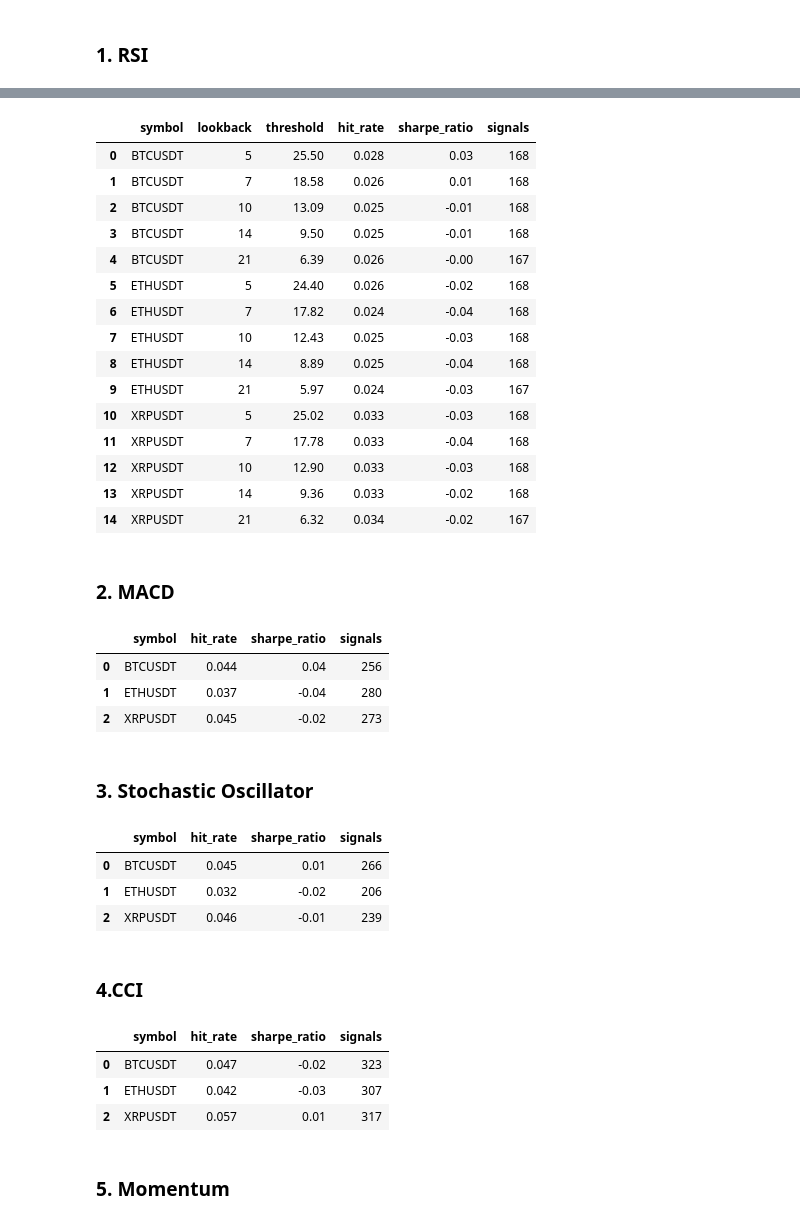
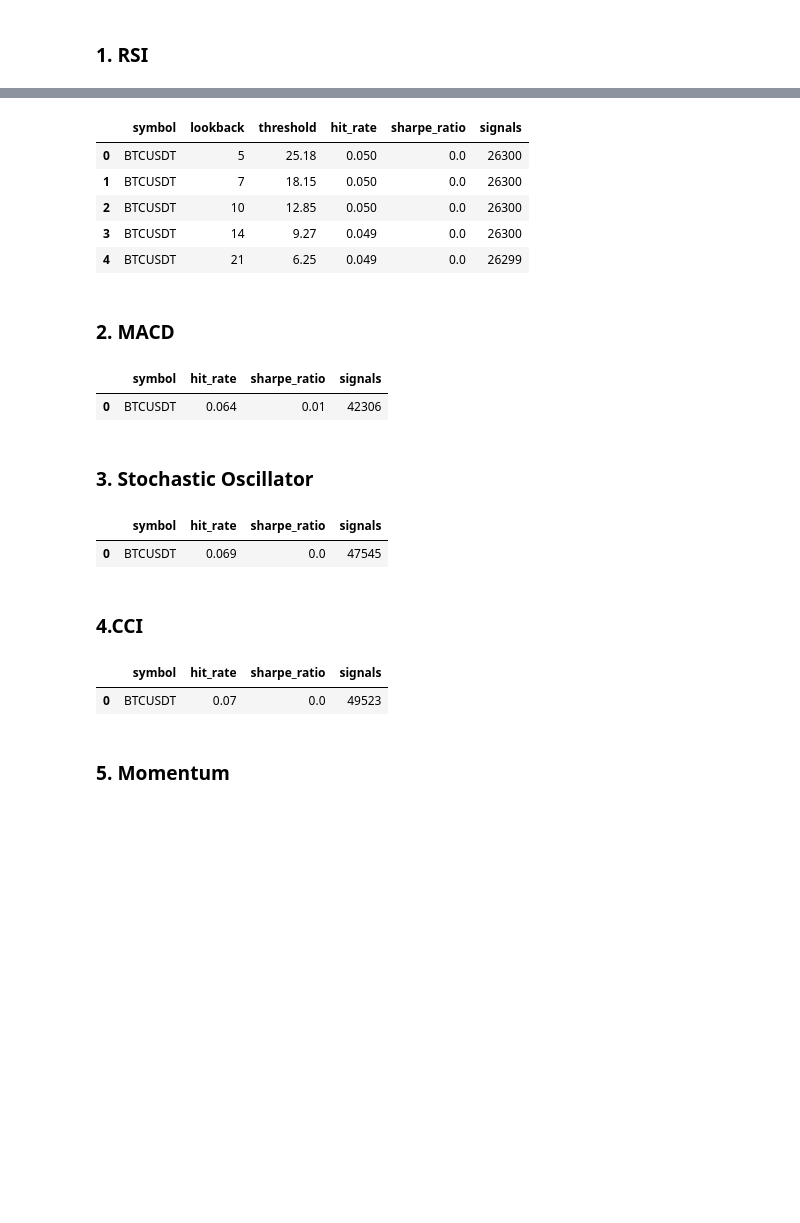
Before and after one commit to HongYang17/MMAT, a Jupyter notebook: notebooks/momentum_signals.ipynb, the cells around one changed output, grey strips where cells are left out. Drawn from its saved outputs; the diff is of its cells as text; code cells hidden in the pictures; blank space fills up the shorter version.

```diff
--- a/notebooks/momentum_signals.ipynb
+++ b/notebooks/momentum_signals.ipynb
@@ -15,5 +19,5 @@ from datetime import datetime, timedelta
 import warnings
 warnings.filterwarnings('ignore')
-# %%
-symbols = ["BTCUSDT", "ETHUSDT", "XRPUSDT"]
-data_path = "../data/"
+# %%
+df = pd.read_csv(f"../data/BTCUSDT_1min_2024-05-01_to_2025-05-01.csv", parse_dates=["timestamp"])
+df
@@ -190,7 +274,7 @@ def calculate_returns(df):
     return df
 
 for symbol in symbols:
-    df = pd.read_csv(f"{data_path}{symbol}_3min_7days.csv", parse_dates=["timestamp"])
+    df = pd.read_csv(f"{data_path}{symbol}_1min_2024-05-01_to_2025-05-01.csv", parse_dates=["timestamp"])
     df.set_index("timestamp", inplace=True)
     df = df.sort_index().pipe(preprocess_data)
 
@@ -249,7 +332,7 @@ results_rsi = []
 
 # Loop over symbols and lookback windows
 for symbol in symbols:
-    df = pd.read_csv(f"{data_path}{symbol}_3min_7days.csv", parse_dates=["timestamp"])
+    df = pd.read_csv(f"{data_path}{symbol}_1min_2024-05-01_to_2025-05-01.csv", parse_dates=["timestamp"])
     df.set_index("timestamp", inplace=True)
     df = df.sort_index()
 
@@ -258,55 +341,45 @@ for symbol in symbols:
         df_temp["rsi"] = RSIIndicator(close=df_temp["close"], window=lookback).rsi()
         df_temp["rsi_momentum"] = df_temp["rsi"].diff()
 
         threshold = np.percentile(df_temp["rsi_momentum"].abs().dropna(), percentile)
 
         df_temp["signal"] = 0
         df_temp.loc[df_temp["rsi_momentum"] > threshold, "signal"] = 1
         df_temp.loc[df_temp["rsi_momentum"] < -threshold, "signal"] = -1
 
         df_temp["return"] = df_temp["close"].pct_change().shift(-1)
         df_temp["strategy_return"] = df_temp["signal"] * df_temp["return"]
 
         hit_rate = (np.sign(df_temp["signal"]) == np.sign(df_temp["return"])).mean()
         sharpe = df_temp["strategy_return"].mean() / df_temp["strategy_return"].std()
         total_signals = df_temp["signal"].abs().sum()
 
         results_rsi.append({
             "symbol": symbol,
             "lookback": lookback,
             "threshold": round(threshold, 2),
             "hit_rate": round(hit_rate, 3),
             "sharpe_ratio": round(sharpe, 2),
             "signals": int(total_signals)
         })
 
 # Present results as a DataFrame
 results_rsi_df = pd.DataFrame(results_rsi)
 results_rsi_df
 # %% [output]
 |  | symbol | lookback | threshold | hit_rate | sharpe_ratio | signals |
-| 0 | BTCUSDT | 5 | 25.50 | 0.028 | 0.03 | 168 |
-| 1 | BTCUSDT | 7 | 18.58 | 0.026 | 0.01 | 168 |
-| 2 | BTCUSDT | 10 | 13.09 | 0.025 | -0.01 | 168 |
-| 3 | BTCUSDT | 14 | 9.50 | 0.025 | -0.01 | 168 |
-| 4 | BTCUSDT | 21 | 6.39 | 0.026 | -0.00 | 167 |
-| 5 | ETHUSDT | 5 | 24.40 | 0.026 | -0.02 | 168 |
-| 6 | ETHUSDT | 7 | 17.82 | 0.024 | -0.04 | 168 |
-| 7 | ETHUSDT | 10 | 12.43 | 0.025 | -0.03 | 168 |
-| 8 | ETHUSDT | 14 | 8.89 | 0.025 | -0.04 | 168 |
-| 9 | ETHUSDT | 21 | 5.97 | 0.024 | -0.03 | 167 |
-| 10 | XRPUSDT | 5 | 25.02 | 0.033 | -0.03 | 168 |
-| 11 | XRPUSDT | 7 | 17.78 | 0.033 | -0.04 | 168 |
-| 12 | XRPUSDT | 10 | 12.90 | 0.033 | -0.03 | 168 |
-| 13 | XRPUSDT | 14 | 9.36 | 0.033 | -0.02 | 168 |
-| 14 | XRPUSDT | 21 | 6.32 | 0.034 | -0.02 | 167 |
+| 0 | BTCUSDT | 5 | 25.18 | 0.050 | 0.0 | 26300 |
+| 1 | BTCUSDT | 7 | 18.15 | 0.050 | 0.0 | 26300 |
+| 2 | BTCUSDT | 10 | 12.85 | 0.050 | 0.0 | 26300 |
+| 3 | BTCUSDT | 14 | 9.27 | 0.049 | 0.0 | 26300 |
+| 4 | BTCUSDT | 21 | 6.25 | 0.049 | 0.0 | 26299 |
 # %% [markdown]
 ### 2. MACD
 # %%
 results_macd = []
 
 for symbol in symbols:
-    df = pd.read_csv(f"{data_path}{symbol}_3min_7days.csv", parse_dates=["timestamp"])
+    df = pd.read_csv(f"{data_path}{symbol}_1min_2024-05-01_to_2025-05-01.csv", parse_dates=["timestamp"])
     df.set_index("timestamp", inplace=True)
     df = df.sort_index()
 
@@ -342,16 +415,14 @@ results_macd_df = pd.DataFrame(results_macd)
 results_macd_df
 # %% [output]
 |  | symbol | hit_rate | sharpe_ratio | signals |
-| 0 | BTCUSDT | 0.044 | 0.04 | 256 |
-| 1 | ETHUSDT | 0.037 | -0.04 | 280 |
-| 2 | XRPUSDT | 0.045 | -0.02 | 273 |
+| 0 | BTCUSDT | 0.064 | 0.01 | 42306 |
 # %% [markdown]
 ### 3. Stochastic Oscillator
 # %%
 results_stoch = []
 
 for symbol in symbols:
-    df = pd.read_csv(f"{data_path}{symbol}_3min_7days.csv", parse_dates=["timestamp"])
+    df = pd.read_csv(f"{data_path}{symbol}_1min_2024-05-01_to_2025-05-01.csv", parse_dates=["timestamp"])
     df.set_index("timestamp", inplace=True)
     df = df.sort_index()
 
@@ -386,16 +457,14 @@ results_stoch_df = pd.DataFrame(results_stoch)
 results_stoch_df
 # %% [output]
 |  | symbol | hit_rate | sharpe_ratio | signals |
-| 0 | BTCUSDT | 0.045 | 0.01 | 266 |
-| 1 | ETHUSDT | 0.032 | -0.02 | 206 |
-| 2 | XRPUSDT | 0.046 | -0.01 | 239 |
+| 0 | BTCUSDT | 0.069 | 0.0 | 47545 |
 # %% [markdown]
 ### 4.CCI
 # %%
 results_cci = []
 
 for symbol in symbols:
-    df = pd.read_csv(f"{data_path}{symbol}_3min_7days.csv", parse_dates=["timestamp"])
+    df = pd.read_csv(f"{data_path}{symbol}_1min_2024-05-01_to_2025-05-01.csv", parse_dates=["timestamp"])
     df.set_index("timestamp", inplace=True)
     df = df.sort_index()
 
@@ -430,9 +499,7 @@ results_cci_df = pd.DataFrame(results_cci)
 results_cci_df
 # %% [output]
 |  | symbol | hit_rate | sharpe_ratio | signals |
-| 0 | BTCUSDT | 0.047 | -0.02 | 323 |
-| 1 | ETHUSDT | 0.042 | -0.03 | 307 |
-| 2 | XRPUSDT | 0.057 | 0.01 | 317 |
+| 0 | BTCUSDT | 0.07 | 0.0 | 49523 |
 # %% [markdown]
 ### 5. Momentum
 # %%
```
Also changed, not shown: parts of 14 cells of this notebook, 2 other files.
